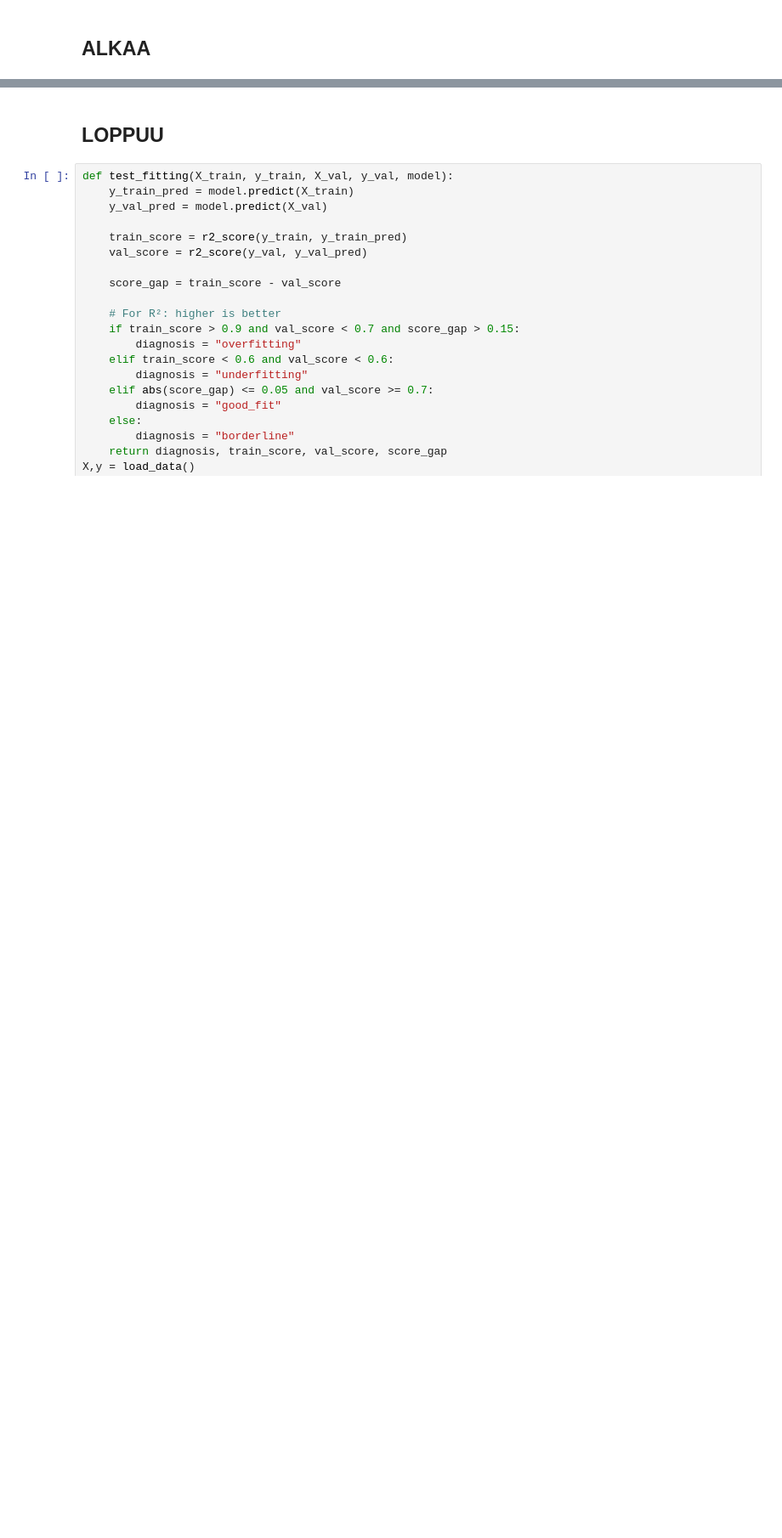
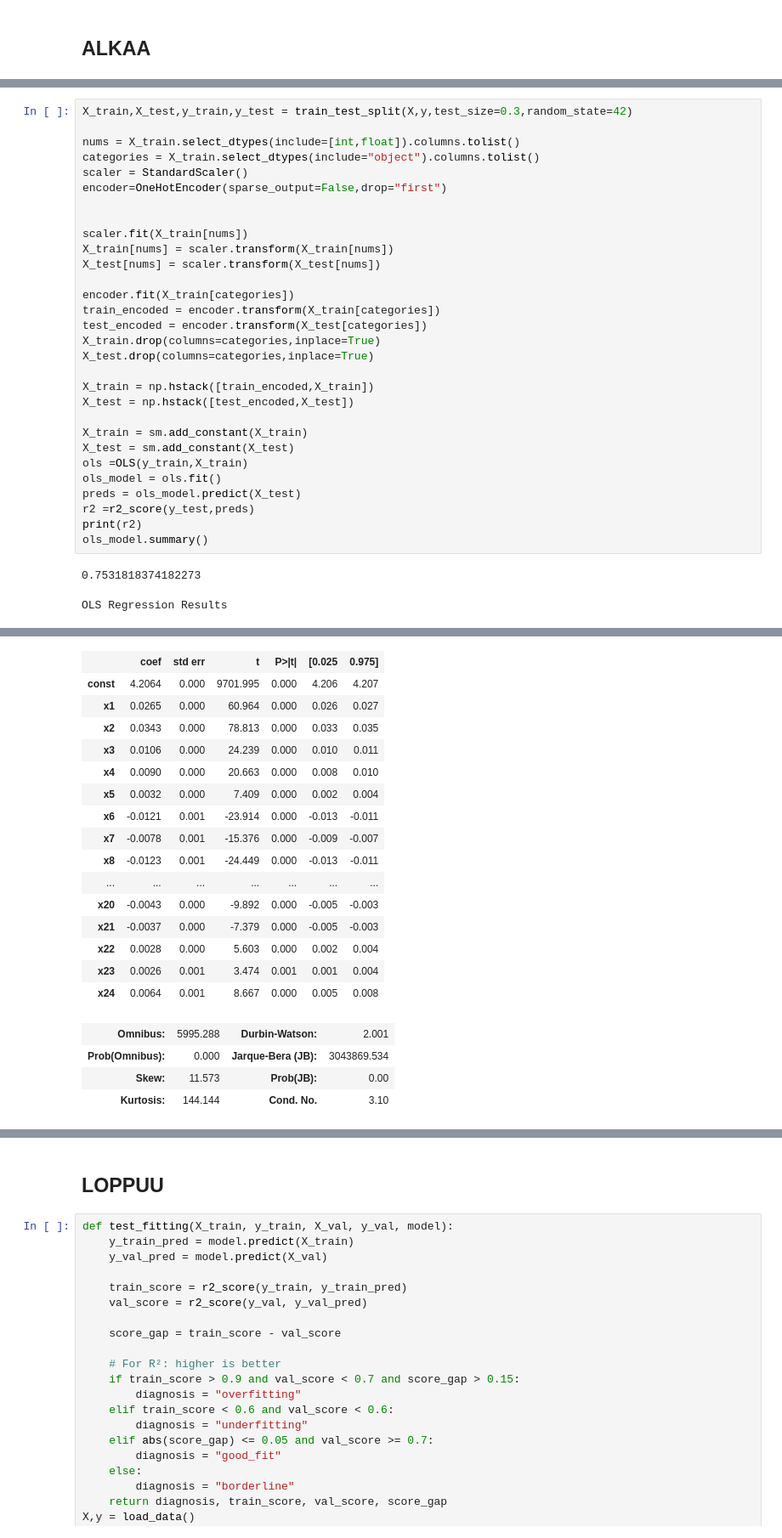
Before and after one commit to joona111/TIES4600, a Jupyter notebook: students.ipynb, the cells around one changed output, grey strips where cells are left out. Shown at 85% size. Saved outputs shown, nothing was run; the diff lists cells and outputs as text; blank space fills up the shorter version.

```diff
--- a/students.ipynb
+++ b/students.ipynb
@@ -117,0 +125,33 @@ R2 Score: 0.785515994137767
+# %%
+X_train,X_test,y_train,y_test = train_test_split(X,y,test_size=0.3,random_state=42)
+
+nums = X_train.select_dtypes(include=[int,float]).columns.tolist()
+categories = X_train.select_dtypes(include="object").columns.tolist()
+scaler = StandardScaler()
+encoder=OneHotEncoder(sparse_output=False,drop="first")
+
+
+scaler.fit(X_train[nums])
+X_train[nums] = scaler.transform(X_train[nums])
+X_test[nums] = scaler.transform(X_test[nums])
+
+encoder.fit(X_train[categories])
+train_encoded = encoder.transform(X_train[categories])
+test_encoded = encoder.transform(X_test[categories])
+X_train.drop(columns=categories,inplace=True)
+X_test.drop(columns=categories,inplace=True)
+
+X_train = np.hstack([train_encoded,X_train])
+X_test = np.hstack([test_encoded,X_test])
+
+X_train = sm.add_constant(X_train)
+X_test = sm.add_constant(X_test)
+ols =OLS(y_train,X_train)
+ols_model = ols.fit()
+preds = ols_model.predict(X_test)
+r2 =r2_score(y_test,preds)
+print(r2)
+ols_model.summary()
+# %% [output]
+0.7531818374182273
+OLS Regression Results
@@ -117,0 +167,20 @@ R2 Score: 0.785515994137767
+|  | coef | std err | t | P>|t| | [0.025 | 0.975] |
+| const | 4.2064 | 0.000 | 9701.995 | 0.000 | 4.206 | 4.207 |
+| x1 | 0.0265 | 0.000 | 60.964 | 0.000 | 0.026 | 0.027 |
+| x2 | 0.0343 | 0.000 | 78.813 | 0.000 | 0.033 | 0.035 |
+| x3 | 0.0106 | 0.000 | 24.239 | 0.000 | 0.010 | 0.011 |
+| x4 | 0.0090 | 0.000 | 20.663 | 0.000 | 0.008 | 0.010 |
+| x5 | 0.0032 | 0.000 | 7.409 | 0.000 | 0.002 | 0.004 |
+| x6 | -0.0121 | 0.001 | -23.914 | 0.000 | -0.013 | -0.011 |
+| x7 | -0.0078 | 0.001 | -15.376 | 0.000 | -0.009 | -0.007 |
+| x8 | -0.0123 | 0.001 | -24.449 | 0.000 | -0.013 | -0.011 |
+| ... | ... | ... | ... | ... | ... | ... |
+| x20 | -0.0043 | 0.000 | -9.892 | 0.000 | -0.005 | -0.003 |
+| x21 | -0.0037 | 0.000 | -7.379 | 0.000 | -0.005 | -0.003 |
+| x22 | 0.0028 | 0.000 | 5.603 | 0.000 | 0.002 | 0.004 |
+| x23 | 0.0026 | 0.001 | 3.474 | 0.001 | 0.001 | 0.004 |
+| x24 | 0.0064 | 0.001 | 8.667 | 0.000 | 0.005 | 0.008 |
+| Omnibus: | 5995.288 | Durbin-Watson: | 2.001 |
+| Prob(Omnibus): | 0.000 | Jarque-Bera (JB): | 3043869.534 |
+| Skew: | 11.573 | Prob(JB): | 0.00 |
+| Kurtosis: | 144.144 | Cond. No. | 3.10 |
```
Also changed, not shown: parts of 10 cells of this notebook.
